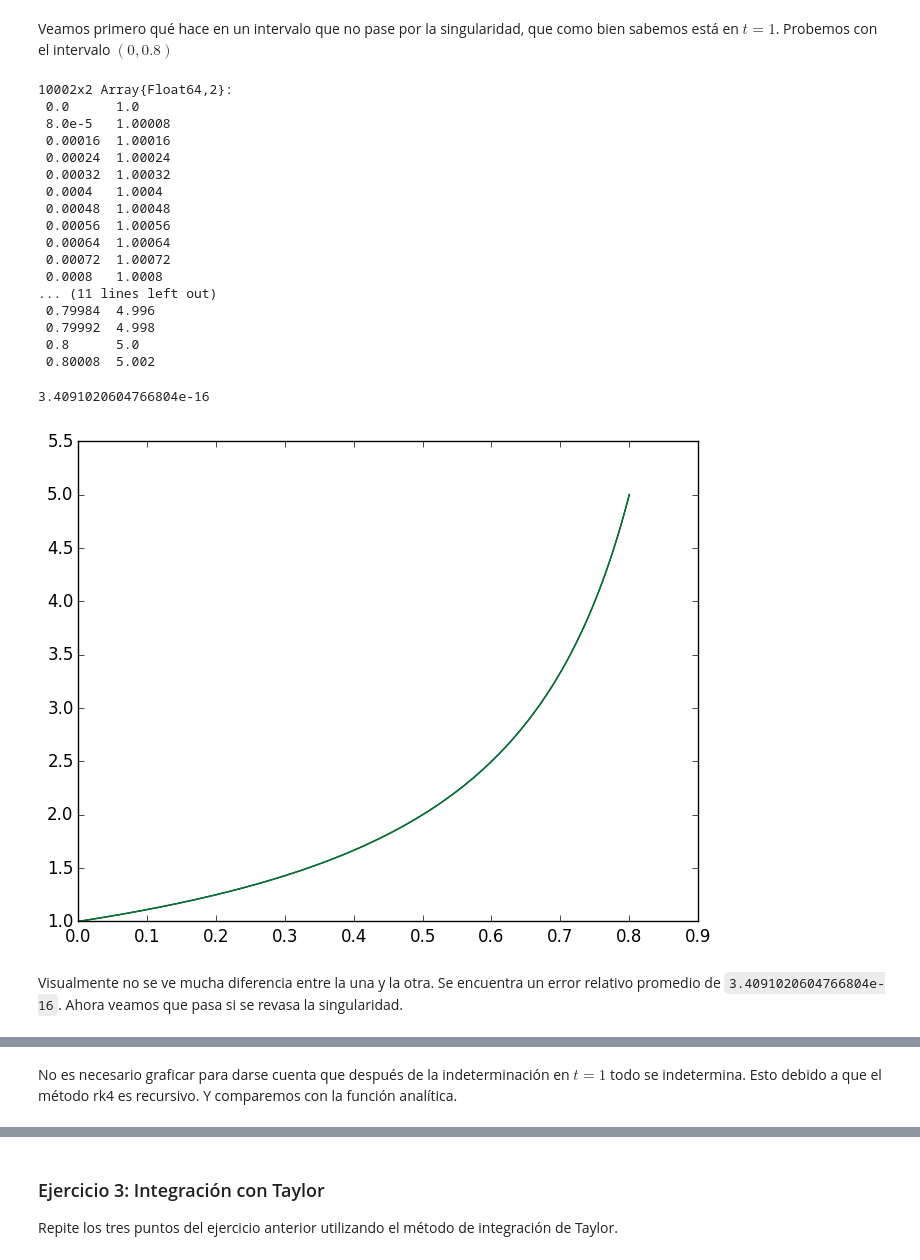
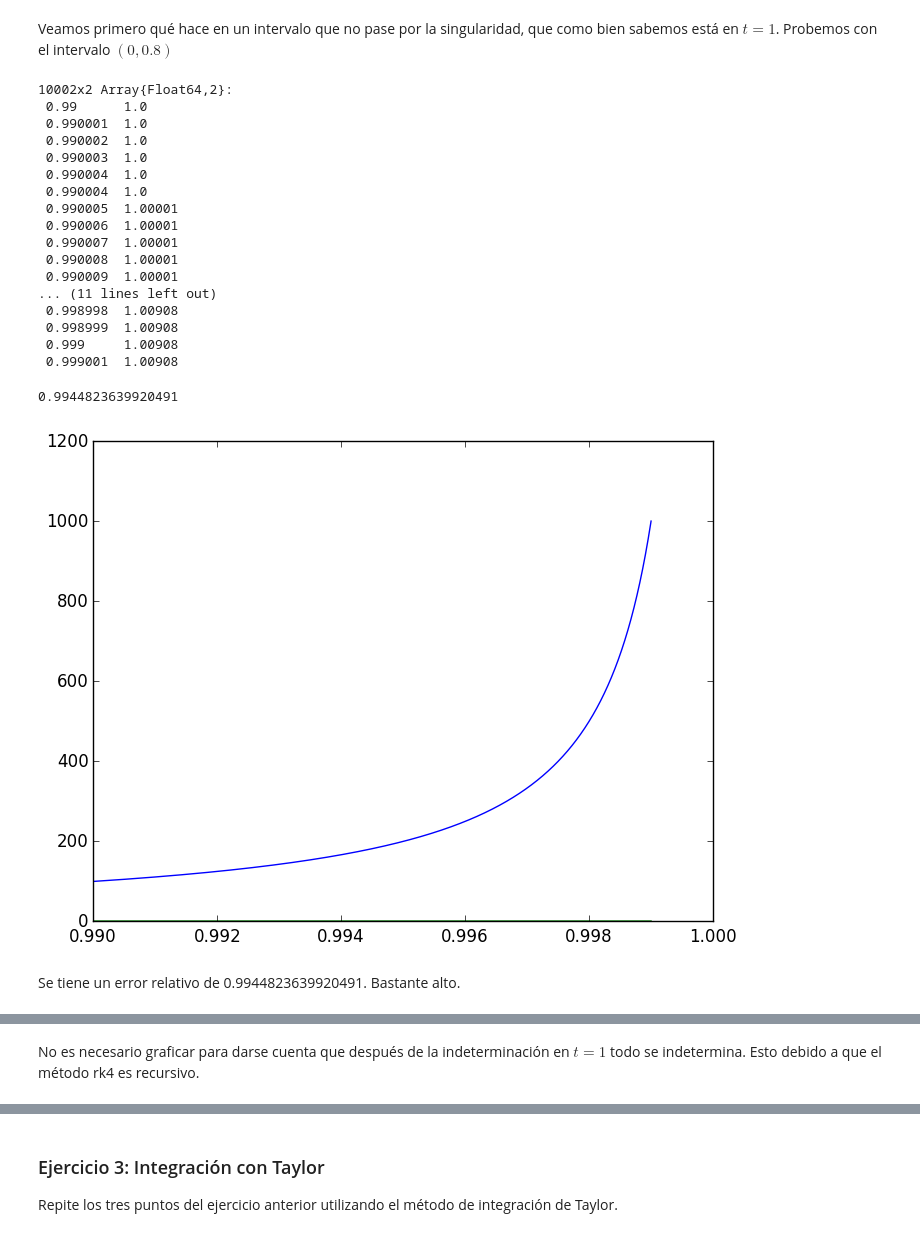
Before and after one commit to lbenet/2016-1_TemasSelectosFisComp, a Jupyter notebook: tareas/windie-rozureido/3-EjerciciosTaylor.ipynb, the cells around one changed output, grey strips where cells are left out. Cells and saved outputs as stored; diff of their text form; code cells hidden in the pictures.

```diff
--- a/tareas/windie-rozureido/3-EjerciciosTaylor.ipynb
+++ b/tareas/windie-rozureido/3-EjerciciosTaylor.ipynb
@@ -80,49 +80,49 @@ rk4 (generic function with 1 method)
 Veamos primero qué hace en un intervalo que no pase por la singularidad, que como bien sabemos está en $t=1$. Probemos con el intervalo $(0,0.8)$
 # %%
 f(x) = x^2
-y = rk4(1,f,10000,0,0.8)
+yrk = rk4(1,f,10000,0.99,0.999)
 # %% [output]
 10002x2 Array{Float64,2}:
- 0.0      1.0
- 8.0e-5   1.00008
- 0.00016  1.00016
- 0.00024  1.00024
- 0.00032  1.00032
- 0.0004   1.0004
- 0.00048  1.00048
- 0.00056  1.00056
- 0.00064  1.00064
- 0.00072  1.00072
- 0.0008   1.0008
+ 0.99      1.0
+ 0.990001  1.0
+ 0.990002  1.0
+ 0.990003  1.0
+ 0.990004  1.0
+ 0.990004  1.0
+ 0.990005  1.00001
+ 0.990006  1.00001
+ 0.990007  1.00001
+ 0.990008  1.00001
+ 0.990009  1.00001
 ... (11 lines left out)
- 0.79984  4.996
- 0.79992  4.998
- 0.8      5.0
- 0.80008  5.002
+ 0.998998  1.00908
+ 0.998999  1.00908
+ 0.999     1.00908
+ 0.999001  1.00908
 # %%
 using PyPlot
 # %%
 #An es la solución analítica, se crea un arreglo, para tener cada valor de la partición.
 An = Float64[]
-for n in y[:,1]
+for n in yrk[:,1]
     push!(An, 1/(1-n))
 end
 
 promedio = 0
 
-for n in 1:length(tiempo)
-    promedio = promedio + abs(((y[n,2]-An[n])/An[n]))
+for n in 1:length(yrk[:,1])
+    promedio = promedio + abs(((yrk[n,2]-An[n])/An[n]))
 end
-promedio = promedio / length(tiempo)
+promedio = promedio / length(yrk[:,1])
 
 #Se grafican tanto la solución analítica como lo que arroja rk4.
-plot(y[:,1], An[:])
-plot(y[:,1], y[:,2])
+plot(yrk[:,1], An[:])
+plot(yrk[:,1], yrk[:,2])
 
 println(promedio)
 # %% [output]
-3.4091020604766804e-16
+0.9944823639920491
-[figure, old version]
+[figure, new version]
-# %% [markdown]
-Visualmente no se ve mucha diferencia entre la una y la otra. Se encuentra un error relativo promedio de `3.4091020604766804e-16`.  Ahora veamos que pasa si se revasa la singularidad.
+# %% [markdown]
+Se tiene un error relativo de 0.9944823639920491. Bastante alto.
 # %%
@@ -146,4 +146,4 @@ y = rk4(1,f,1000,0,1.1)
  1.1     Inf
  1.1011  Inf
 # %% [markdown]
-No es necesario graficar para darse cuenta que después de la indeterminación en $t=1$ todo se indetermina. Esto debido a que el método rk4 es recursivo. Y comparemos con la función analítica.
+No es necesario graficar para darse cuenta que después de la indeterminación en $t=1$ todo se indetermina. Esto debido a que el método rk4 es recursivo.
```
Also changed, not shown: parts of 10 cells of this notebook.
